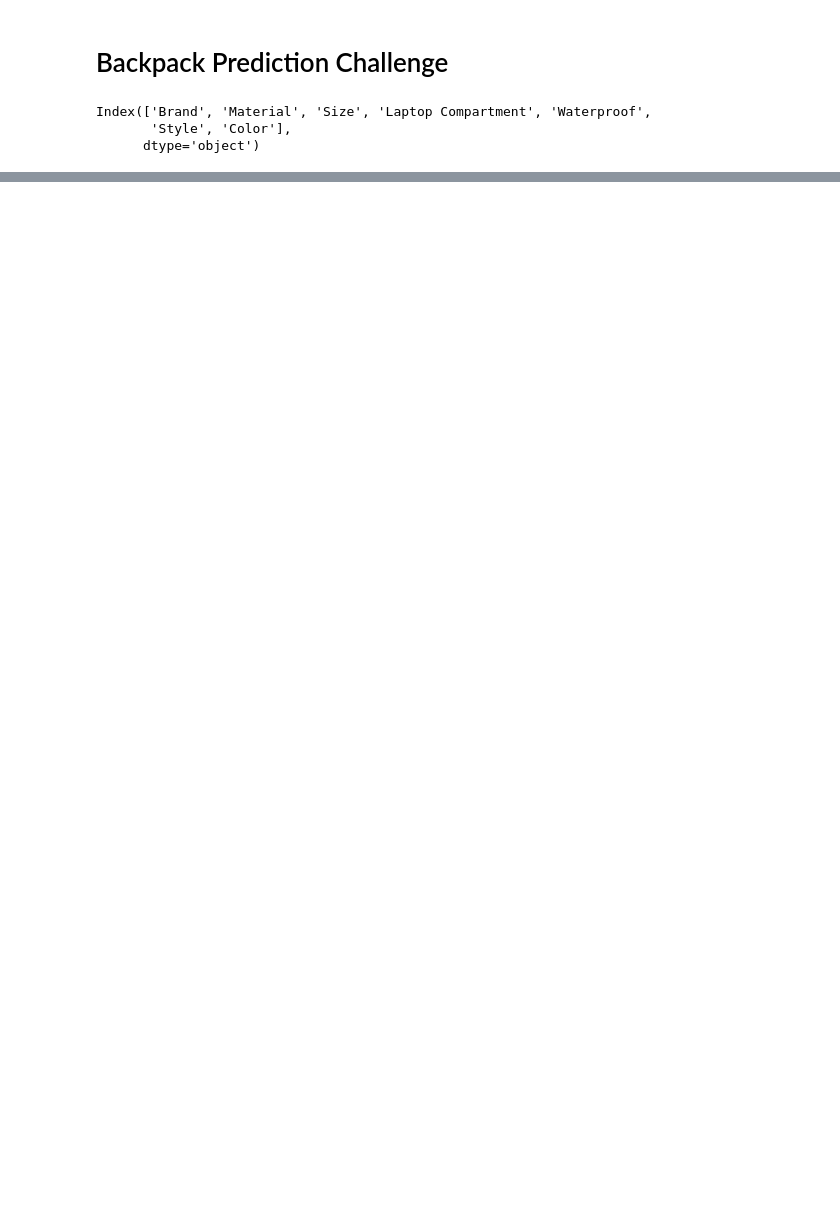
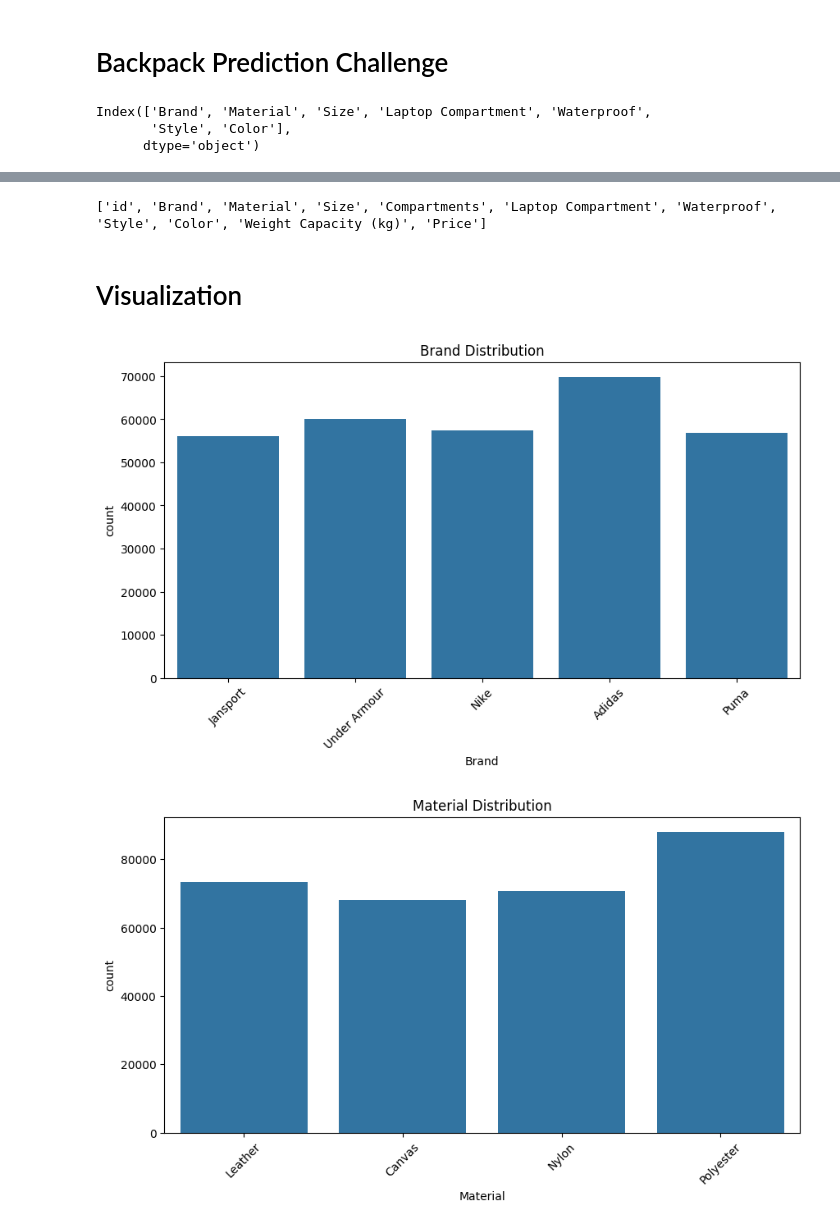
Before and after one commit to Shimul-Zahan/ML-Bootcamp, a Jupyter notebook: Kaggle/Backpack Prediction Challenge/prediction/train.ipynb, the cells around one changed output, grey strips where cells are left out. Saved outputs shown, nothing was run; the diff lists cells and outputs as text; code cells hidden in the pictures; blank space fills up the shorter version.

```diff
--- a/Kaggle/Backpack Prediction Challenge/prediction/train.ipynb
+++ b/Kaggle/Backpack Prediction Challenge/prediction/train.ipynb
@@ -150,0 +159,23 @@ pipeline = Pipeline(
+# %%
+print(train_datasets.columns.tolist())
+# %% [output]
+['id', 'Brand', 'Material', 'Size', 'Compartments', 'Laptop Compartment', 'Waterproof', 'Style', 'Color', 'Weight Capacity (kg)', 'Price']
+# %%
+train_datasets.columns = train_datasets.columns.str.replace("'", "", regex=True)
+# print(train_datasets.columns.tolist())
+# print([repr(col) for col in train_datasets.columns])
+# %% [markdown]
+# Visualization
+# %%
+import seaborn as sns
+import matplotlib.pyplot as plt
+
+for col in cat_cols:
+    plt.figure(figsize=(10,5))
+    sns.countplot(x=train_datasets[col])
+    plt.xticks(rotation=45)  # Rotate labels if needed
+    plt.title(f"{col} Distribution")
+    plt.show()
+# %% [output]
+[figure, added]
+[figure, added]
```
Also changed, not shown: parts of 26 cells of this notebook.
